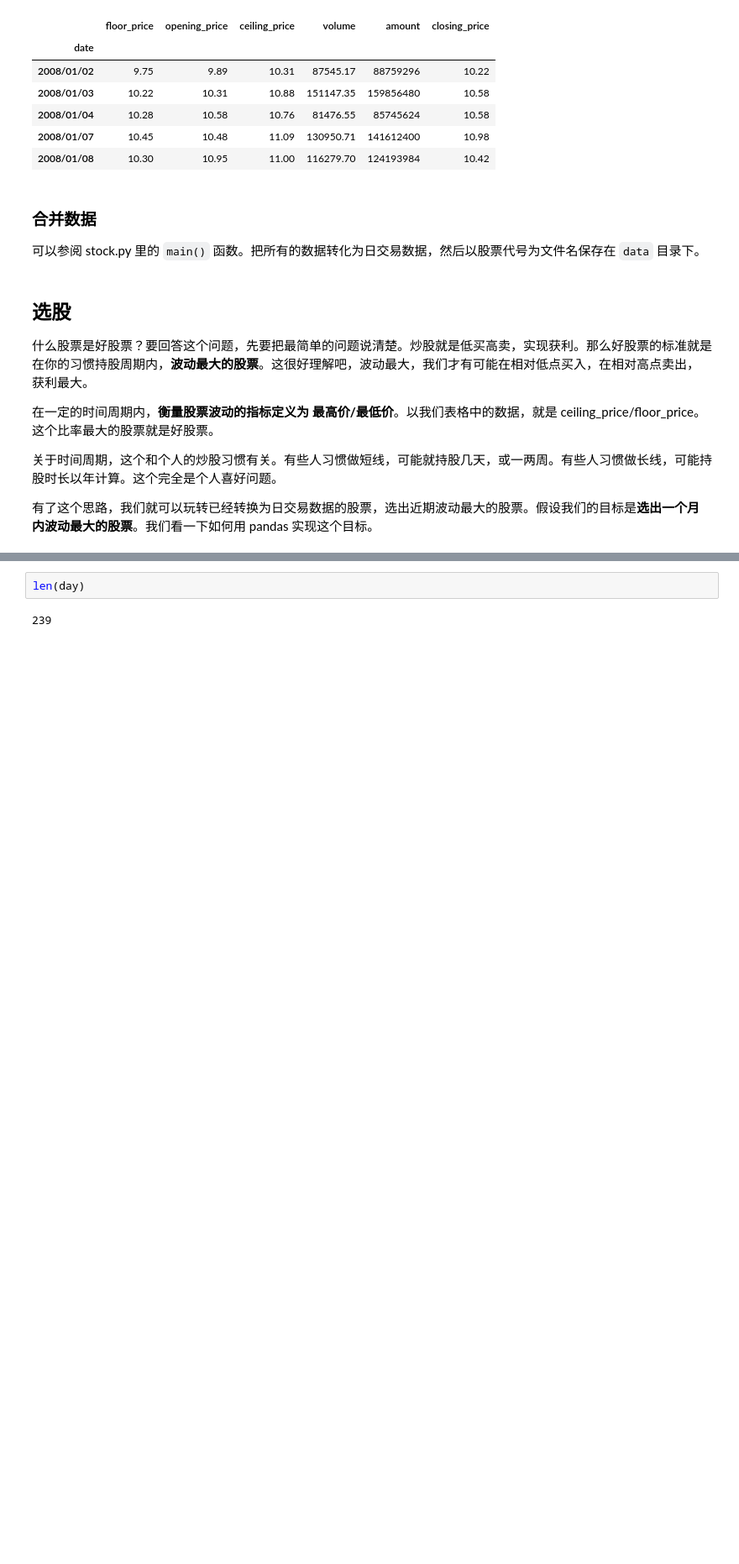
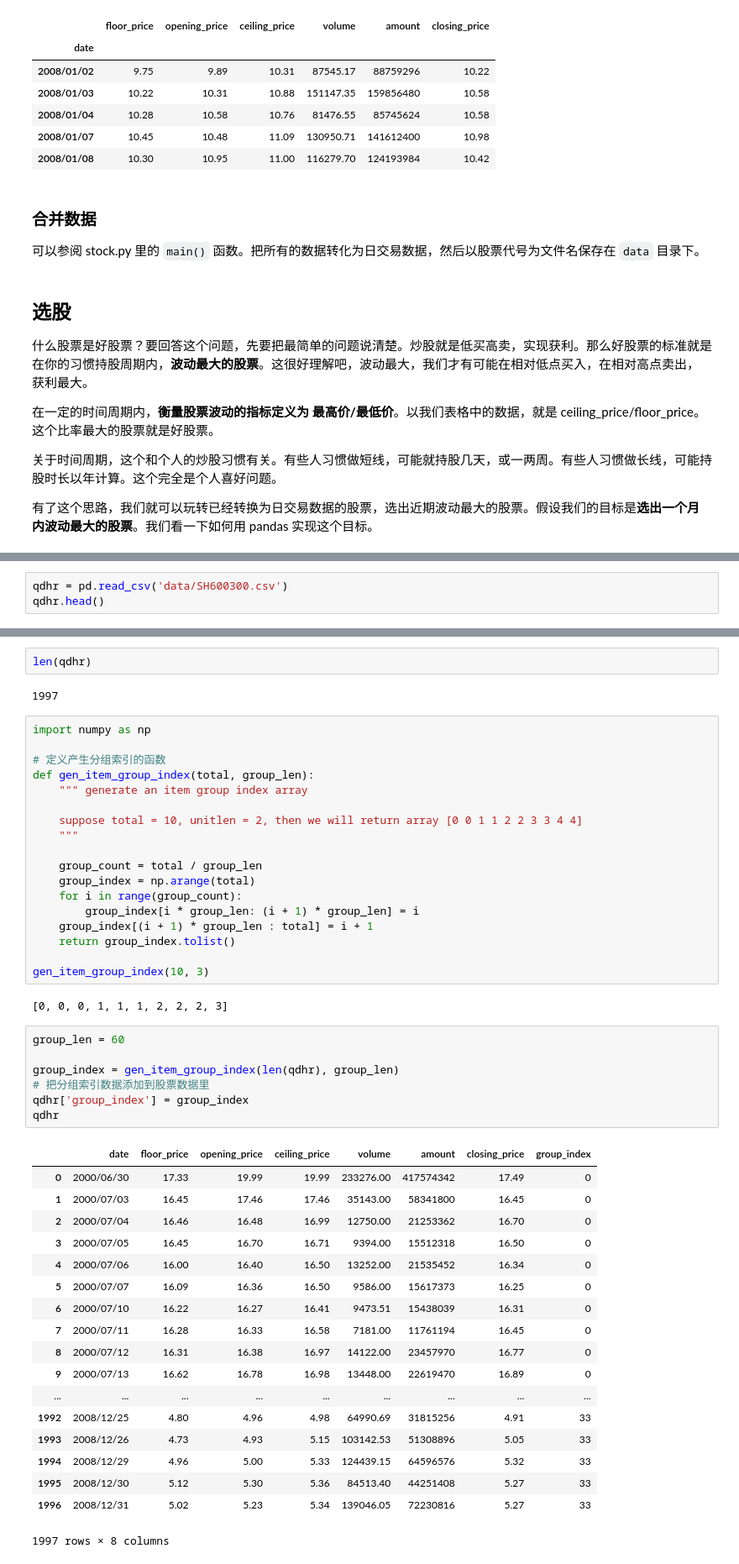
Before and after one commit to kamidox/stock-data, a Jupyter notebook: stock.ipynb, the cells around one changed output, grey strips where cells are left out. Shown at 84% size. Cells and saved outputs as stored; diff of their text form; blank space fills up the shorter version.

```diff
--- a/stock.ipynb
+++ b/stock.ipynb
@@ -58,0 +61,3 @@ day.head()
+# %%
+qdhr = pd.read_csv('data/SH600300.csv')
+qdhr.head()
@@ -59,4 +71,50 @@ day.head()
 # %%
-len(day)
+len(qdhr)
 # %% [output]
-239
+1997
+# %%
+import numpy as np
+
+# 定义产生分组索引的函数
+def gen_item_group_index(total, group_len):
+    """ generate an item group index array
+
+    suppose total = 10, unitlen = 2, then we will return array [0 0 1 1 2 2 3 3 4 4]
+    """
+
+    group_count = total / group_len
+    group_index = np.arange(total)
+    for i in range(group_count):
+        group_index[i * group_len: (i + 1) * group_len] = i
+    group_index[(i + 1) * group_len : total] = i + 1
+    return group_index.tolist()
+
+gen_item_group_index(10, 3)
+# %% [output]
+[0, 0, 0, 1, 1, 1, 2, 2, 2, 3]
+# %%
+group_len = 60
+
+group_index = gen_item_group_index(len(qdhr), group_len)
+# 把分组索引数据添加到股票数据里
+qdhr['group_index'] = group_index
+qdhr
+# %% [output]
+|  | date | floor_price | opening_price | ceiling_price | volume | amount | closing_price | group_index |
+| 0 | 2000/06/30 | 17.33 | 19.99 | 19.99 | 233276.00 | 417574342 | 17.49 | 0 |
+| 1 | 2000/07/03 | 16.45 | 17.46 | 17.46 | 35143.00 | 58341800 | 16.45 | 0 |
+| 2 | 2000/07/04 | 16.46 | 16.48 | 16.99 | 12750.00 | 21253362 | 16.70 | 0 |
+| 3 | 2000/07/05 | 16.45 | 16.70 | 16.71 | 9394.00 | 15512318 | 16.50 | 0 |
+| 4 | 2000/07/06 | 16.00 | 16.40 | 16.50 | 13252.00 | 21535452 | 16.34 | 0 |
+| 5 | 2000/07/07 | 16.09 | 16.36 | 16.50 | 9586.00 | 15617373 | 16.25 | 0 |
+| 6 | 2000/07/10 | 16.22 | 16.27 | 16.41 | 9473.51 | 15438039 | 16.31 | 0 |
+| 7 | 2000/07/11 | 16.28 | 16.33 | 16.58 | 7181.00 | 11761194 | 16.45 | 0 |
+| 8 | 2000/07/12 | 16.31 | 16.38 | 16.97 | 14122.00 | 23457970 | 16.77 | 0 |
+| 9 | 2000/07/13 | 16.62 | 16.78 | 16.98 | 13448.00 | 22619470 | 16.89 | 0 |
+| ... | ... | ... | ... | ... | ... | ... | ... | ... |
+| 1992 | 2008/12/25 | 4.80 | 4.96 | 4.98 | 64990.69 | 31815256 | 4.91 | 33 |
+| 1993 | 2008/12/26 | 4.73 | 4.93 | 5.15 | 103142.53 | 51308896 | 5.05 | 33 |
+| 1994 | 2008/12/29 | 4.96 | 5.00 | 5.33 | 124439.15 | 64596576 | 5.32 | 33 |
+| 1995 | 2008/12/30 | 5.12 | 5.30 | 5.36 | 84513.40 | 44251408 | 5.27 | 33 |
+| 1996 | 2008/12/31 | 5.02 | 5.23 | 5.34 | 139046.05 | 72230816 | 5.27 | 33 |
+1997 rows × 8 columns
```
Also changed, not shown: parts of 5 cells of this notebook.
